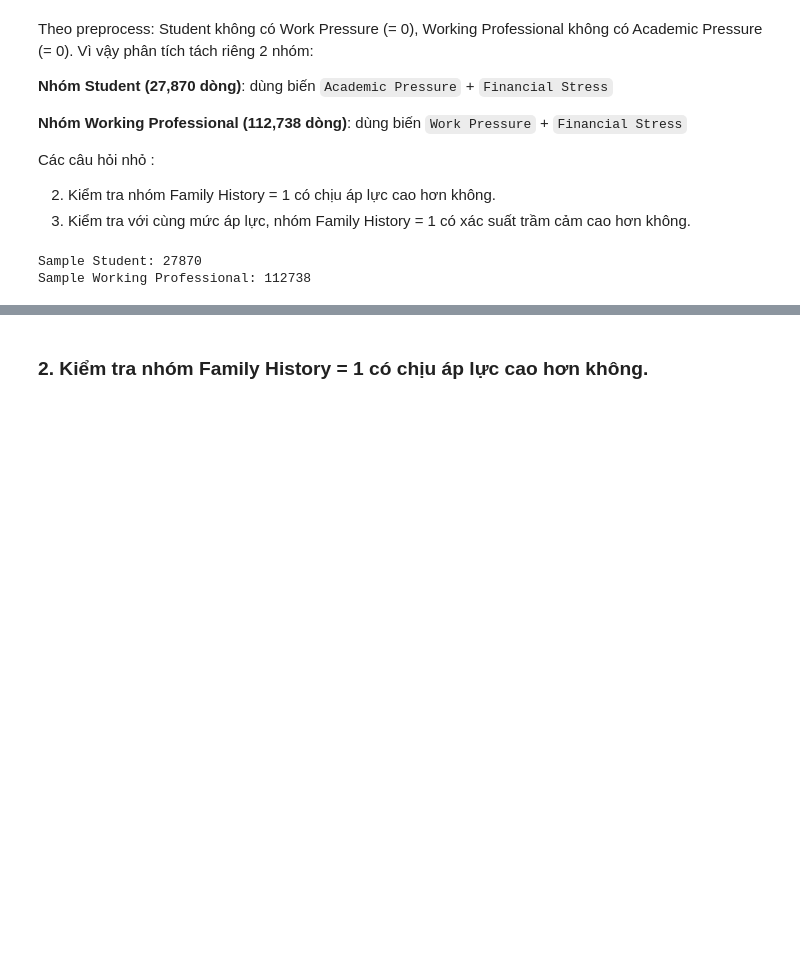
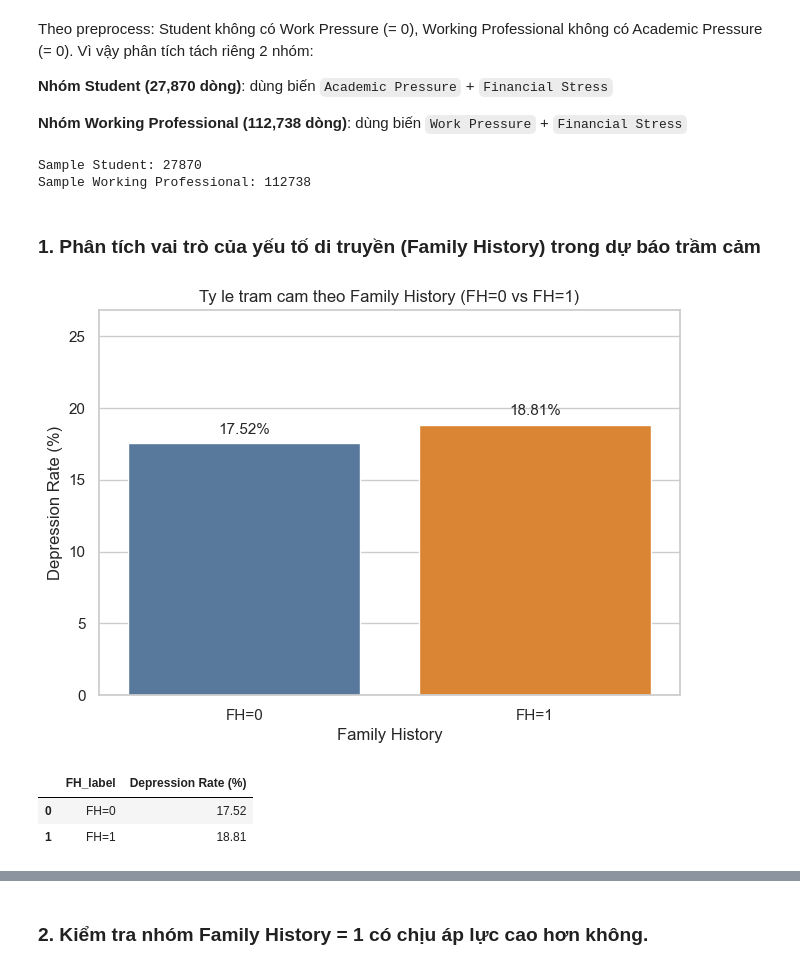
Before and after one commit to phamhuongtra/depression_analysis, a Jupyter notebook: question3.ipynb, the cells around one changed output, grey strips where cells are left out. Cells and saved outputs as stored; diff of their text form; code cells hidden in the pictures; blank space fills up the shorter version.

```diff
--- a/question3.ipynb
+++ b/question3.ipynb
@@ -6,11 +18,6 @@ Theo preprocess: Student không có Work Pressure (= 0), Working Professional kh
 **Nhóm Student (27,870 dòng)**: dùng biến `Academic Pressure` + `Financial Stress`
 
 **Nhóm Working Professional (112,738 dòng)**: dùng biến `Work Pressure` + `Financial Stress`
-
-Các câu hỏi nhỏ :
-
-2. Kiểm tra nhóm Family History = 1 có chịu áp lực cao hơn không.
-3. Kiểm tra với cùng mức áp lực, nhóm Family History = 1 có xác suất trầm cảm cao hơn không.
 # %%
 import pandas as pd
 import seaborn as sns
@@ -38,3 +45,46 @@ print(f"Sample Working Professional: {len(df_wp)}")
 # %% [output]
 Sample Student: 27870
 Sample Working Professional: 112738
+# %% [markdown]
+### 1. Phân tích vai trò của yếu tố di truyền (Family History) trong dự báo trầm cảm
+# %%
+# Grouped bar chart so sánh tỷ lệ trầm cảm giữa FH=0 và FH=1
+q1_df = df.copy()
+q1_df['Depression'] = pd.to_numeric(q1_df['Depression'], errors='coerce')
+q1_df = q1_df[q1_df['Depression'].isin([0, 1])].copy()
+q1_df['FH_label'] = q1_df['Family History of Mental Illness'].map(fh_label_map)
+q1_df = q1_df[q1_df['FH_label'].isin(['FH=0', 'FH=1'])].copy()
+
+rate_table = (
+    q1_df.groupby('FH_label')['Depression']
+    .mean()
+    .mul(100)
+    .reindex(['FH=0', 'FH=1'])
+    .reset_index(name='Depression Rate (%)')
+)
+
+plt.figure(figsize=(7.5, 5))
+ax = sns.barplot(
+    data=rate_table,
+    x='FH_label',
+    y='Depression Rate (%)',
+    hue='FH_label',
+    palette=['#4C78A8', '#F58518'],
+    legend=False
+)
+
+for i, v in enumerate(rate_table['Depression Rate (%)']):
+    ax.text(i, v + 0.7, f'{v:.2f}%', ha='center', fontsize=11)
+
+plt.title('Ty le tram cam theo Family History (FH=0 vs FH=1)')
+plt.xlabel('Family History')
+plt.ylabel('Depression Rate (%)')
+plt.ylim(0, min(100, rate_table['Depression Rate (%)'].max() + 8))
+plt.show()
+
+display(rate_table.round(2))
+# %% [output]
+[figure, added]
+|  | FH_label | Depression Rate (%) |
+| 0 | FH=0 | 17.52 |
+| 1 | FH=1 | 18.81 |
```
Also changed, not shown: parts of 9 cells of this notebook.
